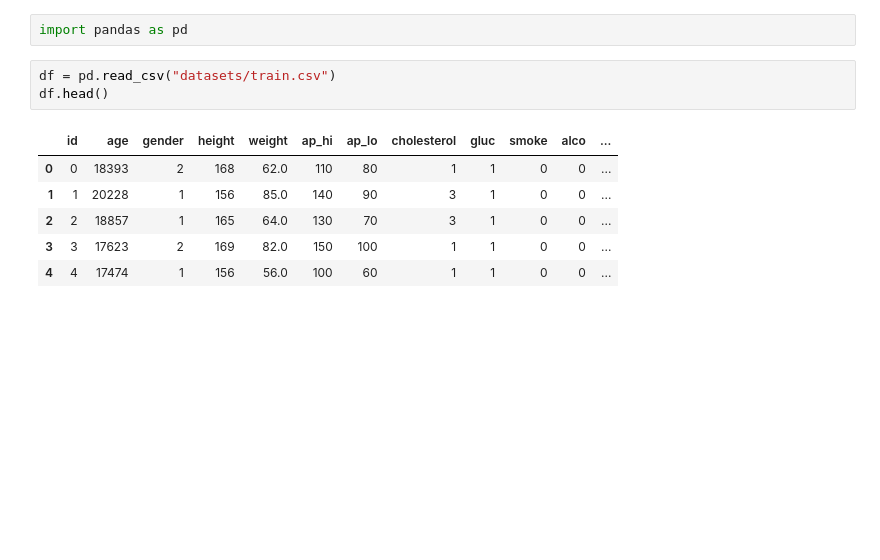
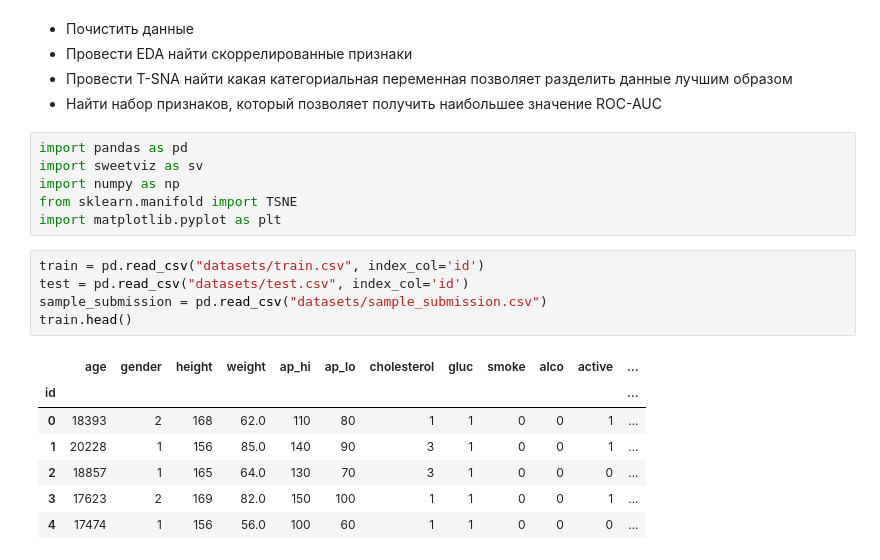
Before and after one commit to i-a-elkin/heart_diseases_prediction, a Jupyter notebook: notebook.ipynb, the cells around one changed output. Cells and saved outputs as stored; diff of their text form; blank space fills up the shorter version.

```diff
--- a/notebook.ipynb
+++ b/notebook.ipynb
@@ -1,12 +1,24 @@
+# %% [markdown]
+- Почистить данные
+- Провести EDA найти скоррелированные признаки
+- Провести T-SNA найти какая категориальная переменная позволяет разделить данные лучшим образом
+- Найти набор признаков, который позволяет получить наибольшее значение ROC-AUC
 # %%
 import pandas as pd
+import sweetviz as sv
+import numpy as np
+from sklearn.manifold import TSNE
+import matplotlib.pyplot as plt
 # %%
-df = pd.read_csv("datasets/train.csv")
-df.head()
+train = pd.read_csv("datasets/train.csv", index_col='id')
+test = pd.read_csv("datasets/test.csv", index_col='id')
+sample_submission = pd.read_csv("datasets/sample_submission.csv")
+train.head()
 # %% [output]
-|  | id | age | gender | height | weight | ap_hi | ap_lo | cholesterol | gluc | smoke | alco | ... |
-| 0 | 0 | 18393 | 2 | 168 | 62.0 | 110 | 80 | 1 | 1 | 0 | 0 | ... |
-| 1 | 1 | 20228 | 1 | 156 | 85.0 | 140 | 90 | 3 | 1 | 0 | 0 | ... |
-| 2 | 2 | 18857 | 1 | 165 | 64.0 | 130 | 70 | 3 | 1 | 0 | 0 | ... |
-| 3 | 3 | 17623 | 2 | 169 | 82.0 | 150 | 100 | 1 | 1 | 0 | 0 | ... |
-| 4 | 4 | 17474 | 1 | 156 | 56.0 | 100 | 60 | 1 | 1 | 0 | 0 | ... |
+|  | age | gender | height | weight | ap_hi | ap_lo | cholesterol | gluc | smoke | alco | active | ... |
+| id |  |  |  |  |  |  |  |  |  |  |  | ... |
+| 0 | 18393 | 2 | 168 | 62.0 | 110 | 80 | 1 | 1 | 0 | 0 | 1 | ... |
+| 1 | 20228 | 1 | 156 | 85.0 | 140 | 90 | 3 | 1 | 0 | 0 | 1 | ... |
+| 2 | 18857 | 1 | 165 | 64.0 | 130 | 70 | 3 | 1 | 0 | 0 | 0 | ... |
+| 3 | 17623 | 2 | 169 | 82.0 | 150 | 100 | 1 | 1 | 0 | 0 | 1 | ... |
+| 4 | 17474 | 1 | 156 | 56.0 | 100 | 60 | 1 | 1 | 0 | 0 | 0 | ... |
```
Also changed, not shown: parts of 12 cells of this notebook, 1 other file.
